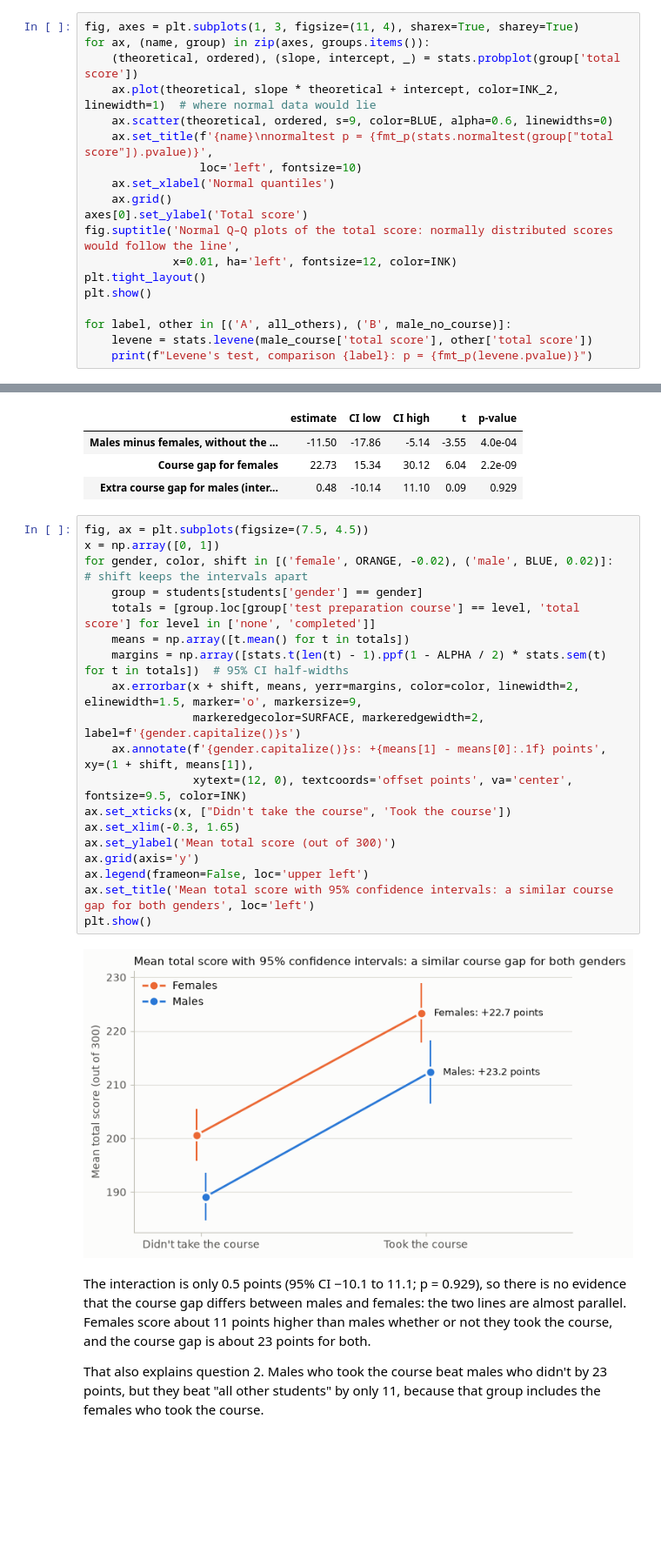
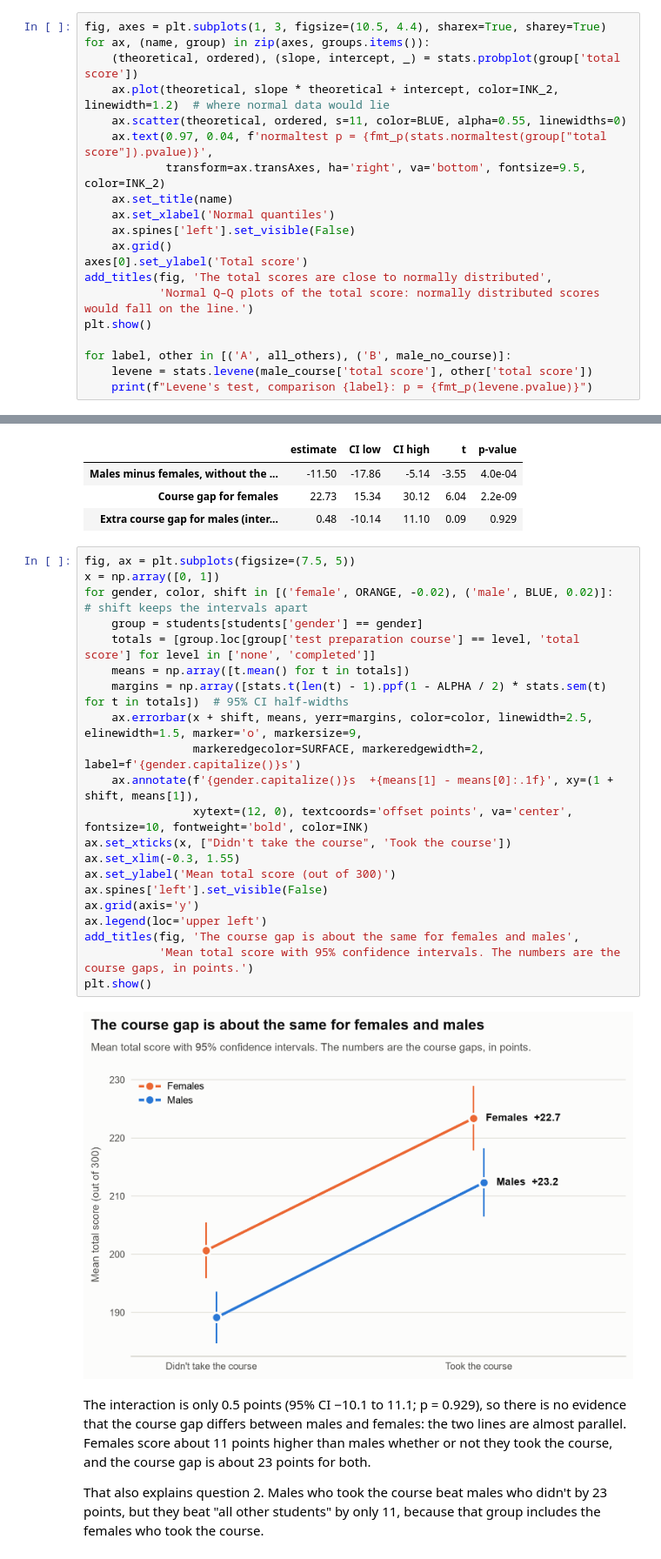
Before and after one commit to Shibainulove/6070-001-202630, a Jupyter notebook: WeeklyModules/Week12/Participation_Activity_Week12_Student_Performance_T_Test.ipynb, the cells around one changed output, grey strips where cells are left out. Shown at 87% size. Cells and saved outputs as stored; diff of their text form; blank space fills up the shorter version.

```diff
--- a/WeeklyModules/Week12/Participation_Activity_Week12_Student_Performance_T_Test.ipynb
+++ b/WeeklyModules/Week12/Participation_Activity_Week12_Student_Performance_T_Test.ipynb
@@ -240,19 +268,20 @@ A two-sample t-test assumes:
 2. **Roughly normal data, or large enough groups.** The smallest group has 174 students, so by the central limit theorem the group means are close to normally distributed even if the scores are somewhat skewed. The Q–Q plots and the normality test from the class notebook (`stats.normaltest`) check the scores themselves.
 3. **Equal variances**, for Student's t-test. **Welch's t-test** (`equal_var=False`) drops this assumption and is the safer choice when the groups differ in size (174 vs 826), so this notebook uses it throughout. Levene's test still shows whether the variances differ.
 # %%
-fig, axes = plt.subplots(1, 3, figsize=(11, 4), sharex=True, sharey=True)
+fig, axes = plt.subplots(1, 3, figsize=(10.5, 4.4), sharex=True, sharey=True)
 for ax, (name, group) in zip(axes, groups.items()):
     (theoretical, ordered), (slope, intercept, _) = stats.probplot(group['total score'])
-    ax.plot(theoretical, slope * theoretical + intercept, color=INK_2, linewidth=1)  # where normal data would lie
-    ax.scatter(theoretical, ordered, s=9, color=BLUE, alpha=0.6, linewidths=0)
-    ax.set_title(f'{name}\nnormaltest p = {fmt_p(stats.normaltest(group["total score"]).pvalue)}',
-                 loc='left', fontsize=10)
+    ax.plot(theoretical, slope * theoretical + intercept, color=INK_2, linewidth=1.2)  # where normal data would lie
+    ax.scatter(theoretical, ordered, s=11, color=BLUE, alpha=0.55, linewidths=0)
+    ax.text(0.97, 0.04, f'normaltest p = {fmt_p(stats.normaltest(group["total score"]).pvalue)}',
+            transform=ax.transAxes, ha='right', va='bottom', fontsize=9.5, color=INK_2)
+    ax.set_title(name)
     ax.set_xlabel('Normal quantiles')
+    ax.spines['left'].set_visible(False)
     ax.grid()
 axes[0].set_ylabel('Total score')
-fig.suptitle('Normal Q–Q plots of the total score: normally distributed scores would follow the line',
-             x=0.01, ha='left', fontsize=12, color=INK)
-plt.tight_layout()
+add_titles(fig, 'The total scores are close to normally distributed',
+           'Normal Q–Q plots of the total score: normally distributed scores would fall on the line.')
 plt.show()
 
 for label, other in [('A', all_others), ('B', male_no_course)]:
@@ -535,26 +565,28 @@ Baseline (the intercept): females who didn't take the course average 200.6
 | Course gap for females | 22.73 | 15.34 | 30.12 | 6.04 | 2.2e-09 |
 | Extra course gap for males (inter... | 0.48 | -10.14 | 11.10 | 0.09 | 0.929 |
 # %%
-fig, ax = plt.subplots(figsize=(7.5, 4.5))
+fig, ax = plt.subplots(figsize=(7.5, 5))
 x = np.array([0, 1])
 for gender, color, shift in [('female', ORANGE, -0.02), ('male', BLUE, 0.02)]:  # shift keeps the intervals apart
     group = students[students['gender'] == gender]
     totals = [group.loc[group['test preparation course'] == level, 'total score'] for level in ['none', 'completed']]
     means = np.array([t.mean() for t in totals])
     margins = np.array([stats.t(len(t) - 1).ppf(1 - ALPHA / 2) * stats.sem(t) for t in totals])  # 95% CI half-widths
-    ax.errorbar(x + shift, means, yerr=margins, color=color, linewidth=2, elinewidth=1.5, marker='o', markersize=9,
+    ax.errorbar(x + shift, means, yerr=margins, color=color, linewidth=2.5, elinewidth=1.5, marker='o', markersize=9,
                 markeredgecolor=SURFACE, markeredgewidth=2, label=f'{gender.capitalize()}s')
-    ax.annotate(f'{gender.capitalize()}s: +{means[1] - means[0]:.1f} points', xy=(1 + shift, means[1]),
-                xytext=(12, 0), textcoords='offset points', va='center', fontsize=9.5, color=INK)
+    ax.annotate(f'{gender.capitalize()}s  +{means[1] - means[0]:.1f}', xy=(1 + shift, means[1]),
+                xytext=(12, 0), textcoords='offset points', va='center', fontsize=10, fontweight='bold', color=INK)
 ax.set_xticks(x, ["Didn't take the course", 'Took the course'])
-ax.set_xlim(-0.3, 1.65)
+ax.set_xlim(-0.3, 1.55)
 ax.set_ylabel('Mean total score (out of 300)')
+ax.spines['left'].set_visible(False)
 ax.grid(axis='y')
-ax.legend(frameon=False, loc='upper left')
-ax.set_title('Mean total score with 95% confidence intervals: a similar course gap for both genders', loc='left')
+ax.legend(loc='upper left')
+add_titles(fig, 'The course gap is about the same for females and males',
+           'Mean total score with 95% confidence intervals. The numbers are the course gaps, in points.')
 plt.show()
 # %% [output]
-[figure, old version]
+[figure, new version]
 # %% [markdown]
 The interaction is only 0.5 points (95% CI −10.1 to 11.1; p = 0.929), so there is no evidence that the course gap differs between males and females: the two lines are almost parallel. Females score about 11 points higher than males whether or not they took the course, and the course gap is about 23 points for both.
 
```
Also changed, not shown: parts of 5 cells of this notebook.
